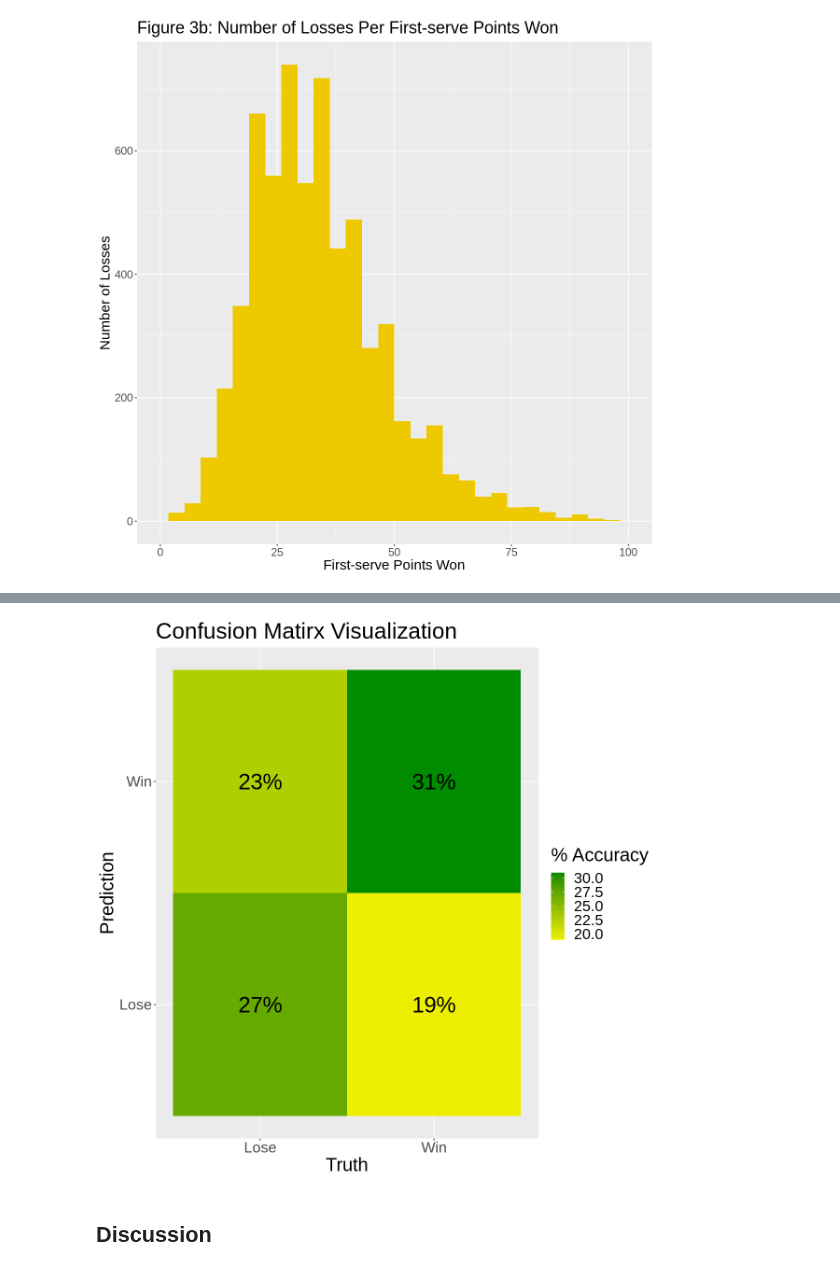
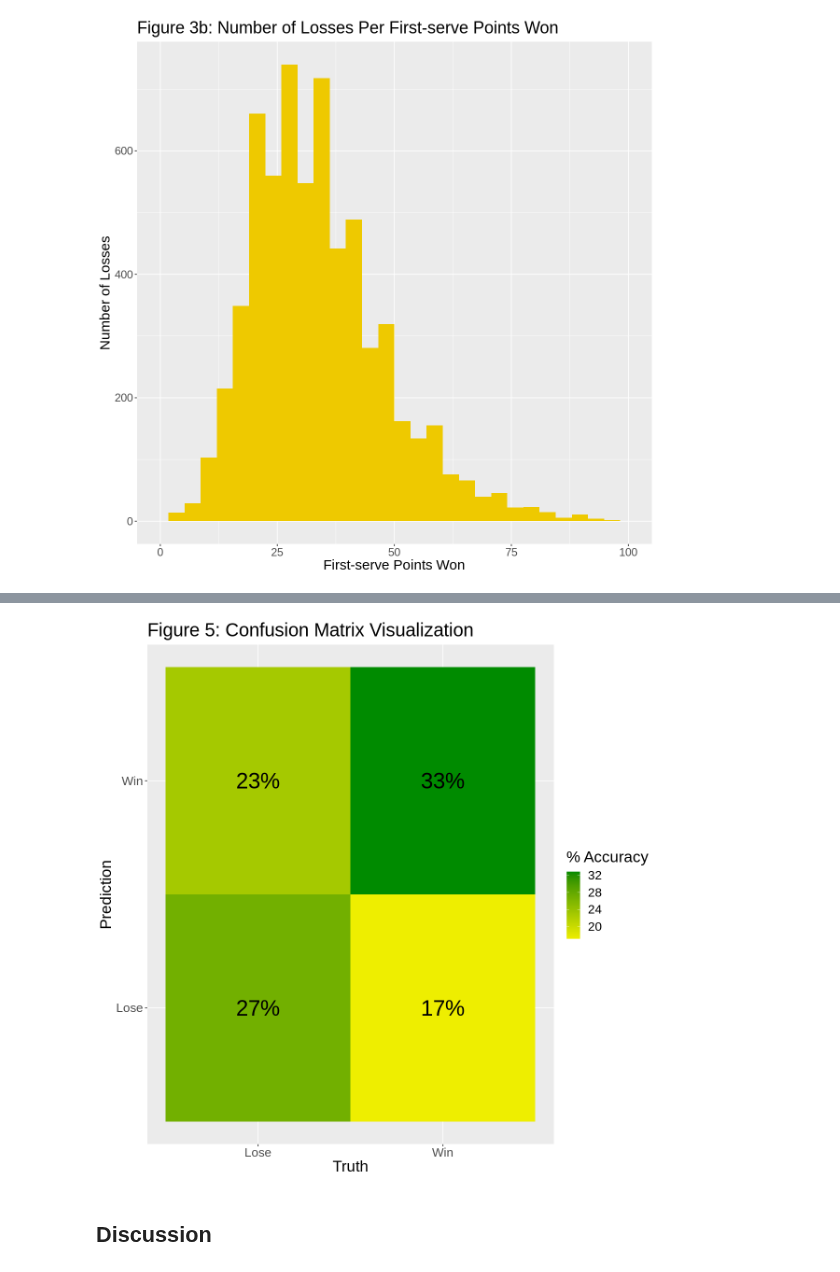
Before and after one commit to EllaShi7/DSCI-100-2022w2-Group-42-Project, a Jupyter notebook: Group_Project_Report.ipynb, the cells around one changed output, grey strips where cells are left out. Drawn from its saved outputs; the diff is of its cells as text; code cells hidden in the pictures.

```diff
--- a/Group_Project_Report.ipynb
+++ b/Group_Project_Report.ipynb
@@ -393,23 +392,20 @@ Prediction  win lose
 # %%
-#Confusion Matrix Visualization
-
-
 Prediction <- as.factor(c("Win", "Lose", "Win", "Lose"))
 Truth <- as.factor(c("Win", "Win","Lose", "Lose"))
-outcome <- c((1290/4164)*100, (792/4164) * 100, (949/4164) * 100, (1133/4164) * 100)
+outcome <- c((1367/4164)*100, (715/4164) * 100, (957/4164) * 100, (1125/4164) * 100)
 
 conf_mat_data <- as_tibble(Truth, Prediction, outcome)
 
 
 ggplot(data = conf_mat_data, mapping = aes(x = Truth, y = Prediction)) +
 geom_tile(aes(fill = outcome)) +
 scale_fill_gradient(low = "yellow2", high = "green4") +
 geom_text(aes(label = str_c(round(outcome), "%")), size = 10) +
-ggtitle("Confusion Matirx Visualization") +
+ggtitle("Figure 5: Confusion Matrix Visualization") +
 labs(fill = "% Accuracy") +
-theme(text = element_text(size = 24))
+theme(text = element_text(size = 20))
 # %% [output]
-[figure, old version]
+[figure, new version]
 # %% [markdown]
 ## Discussion
 # %% [markdown]
```
Also changed, not shown: parts of 5 cells of this notebook.
